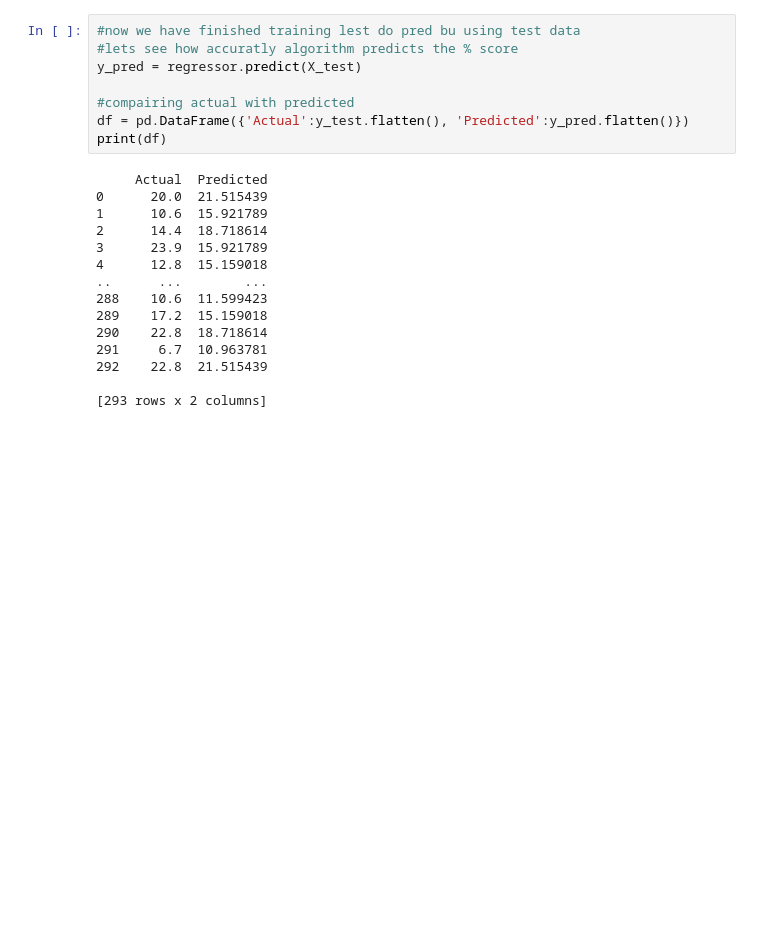
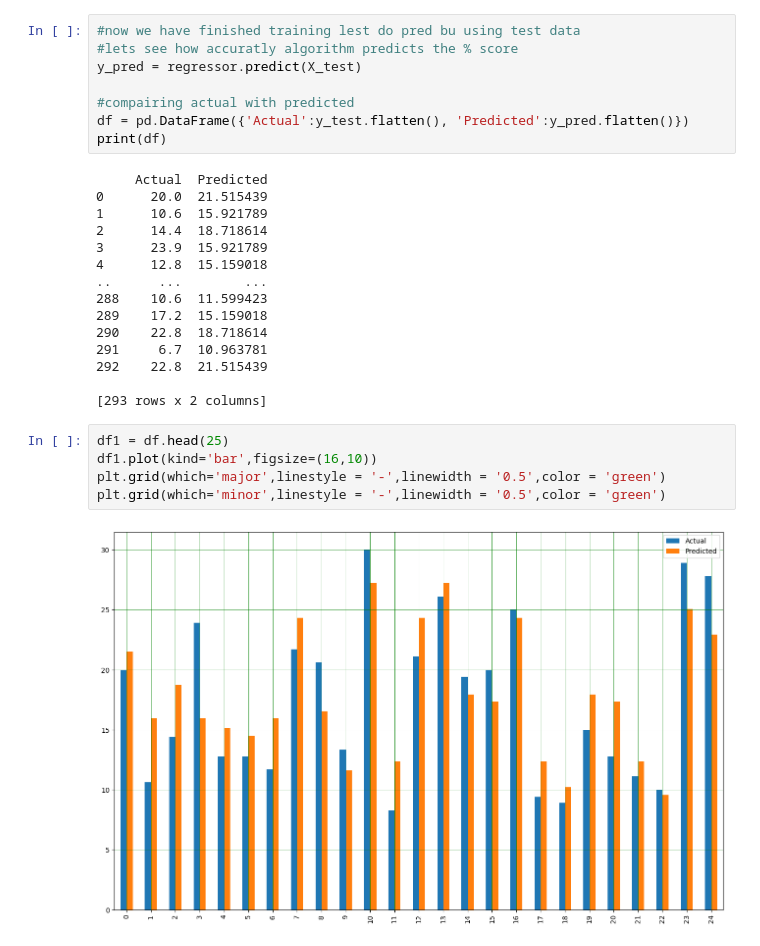
Before and after one commit to MANAL94-cmd/MANAL, a Jupyter notebook: linear-regression.ipynb, the cells around one changed output. Drawn from its saved outputs; the diff is of its cells as text; blank space fills up the shorter version.

```diff
--- a/linear-regression.ipynb
+++ b/linear-regression.ipynb
@@ -114,3 +114,10 @@ print(df)
 292    22.8  21.515439
 
 [293 rows x 2 columns]
+# %%
+df1 = df.head(25)
+df1.plot(kind='bar',figsize=(16,10))
+plt.grid(which='major',linestyle = '-',linewidth = '0.5',color = 'green')
+plt.grid(which='minor',linestyle = '-',linewidth = '0.5',color = 'green')
+# %% [output]
+[figure, added]
```
Also changed, not shown: parts of 1 cell of this notebook.
